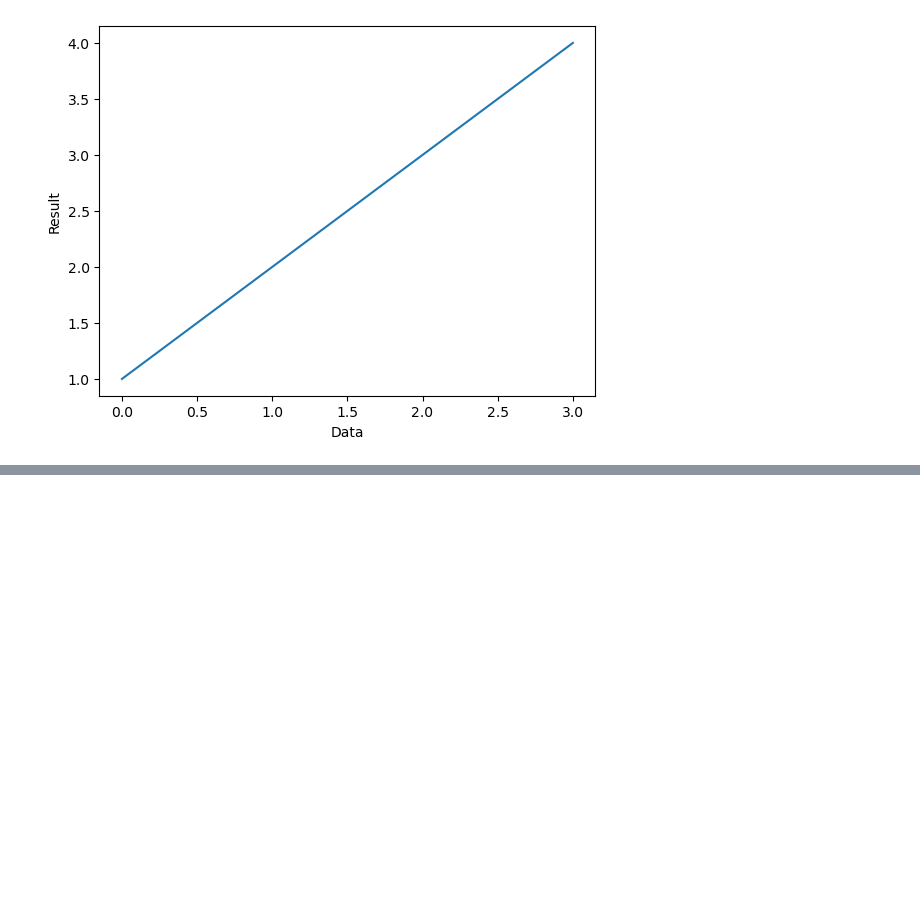
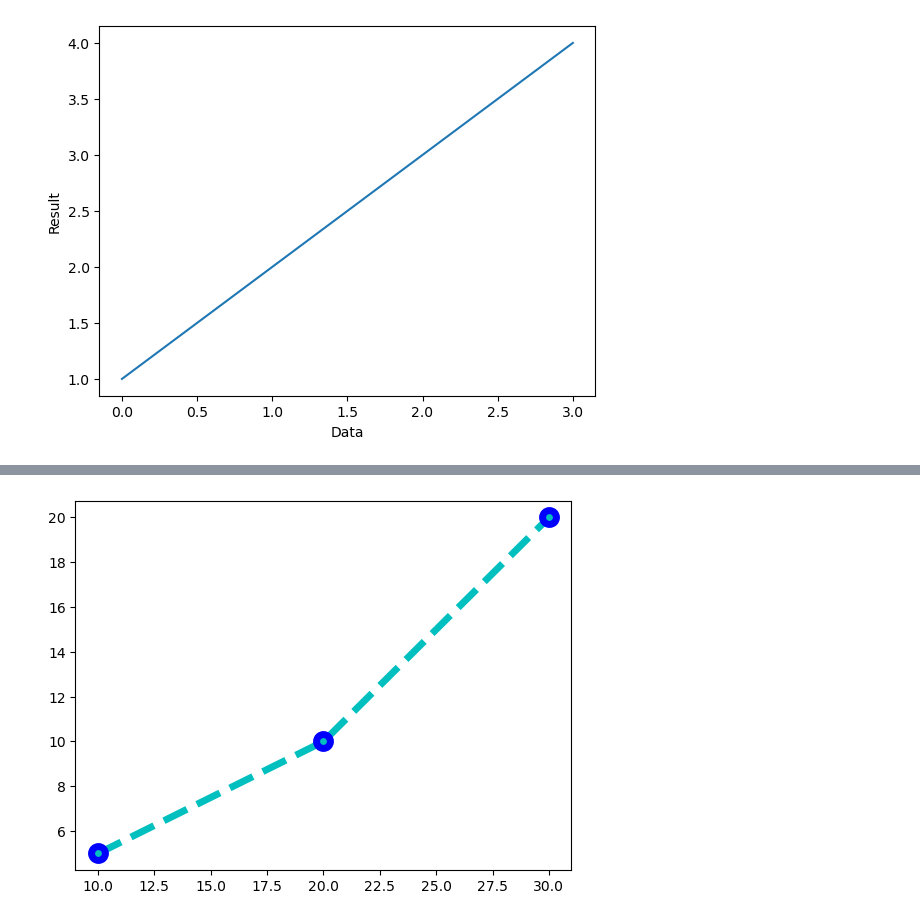
Before and after one commit to angelless00/KDT, a Jupyter notebook: EX_PANDAS06/DAY07/ex_matplot_line.ipynb, the cells around one changed output, grey strips where cells are left out. Cells and saved outputs as stored; diff of their text form; code cells hidden in the pictures; blank space fills up the shorter version.

```diff
--- a/EX_PANDAS06/DAY07/ex_matplot_line.ipynb
+++ b/EX_PANDAS06/DAY07/ex_matplot_line.ipynb
@@ -16,0 +46,11 @@ plt.show() ## 1대1 대화방식이라 반환값들이 존재! 반환값들 안
+# %%
+# [2] 그래프 그리기 - 선(Line) 그래프
+# plot(x축데이터,y축데이터,line2D속성으로 설정)
+# fmf 포맷스트링 => Line2D의 속성으로 지정
+# color='red', marker='o', linestyle='dashed',markersize=10,linewidth=5
+# mec=marker edge color
+# 다 못외우니 matplotlib 홈페이지 참조
+plt.plot([10,20,30],[5,10,20],color='c', marker='o', linestyle='dashed',markersize=10,linewidth=5,mec='blue',mew=5)
+plt.show()
+# %% [output]
+[figure, added]
```
Also changed, not shown: parts of 7 cells of this notebook, 7 other files.
